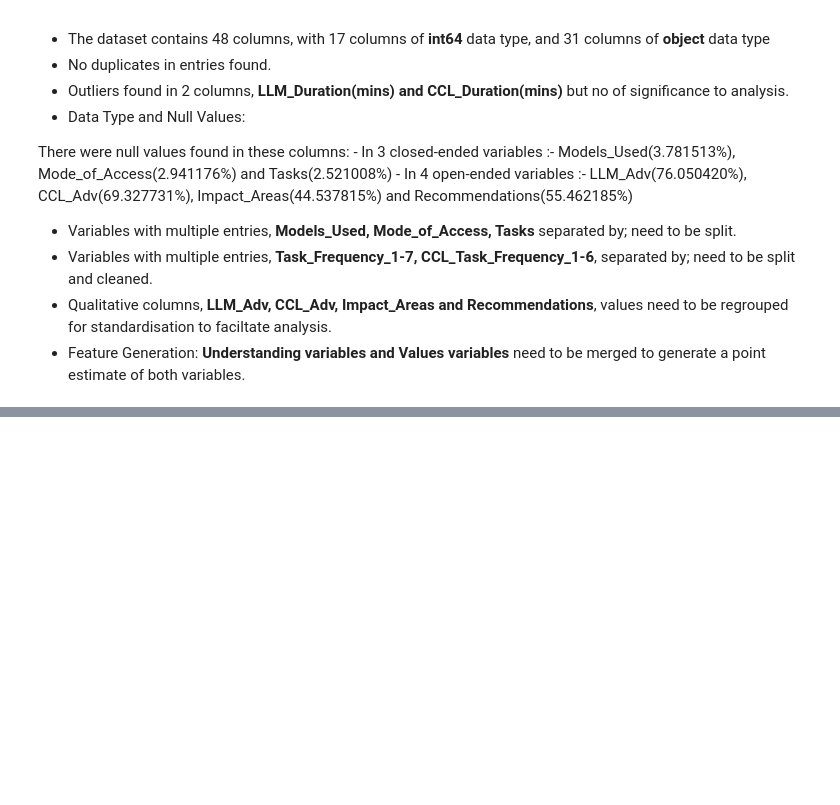
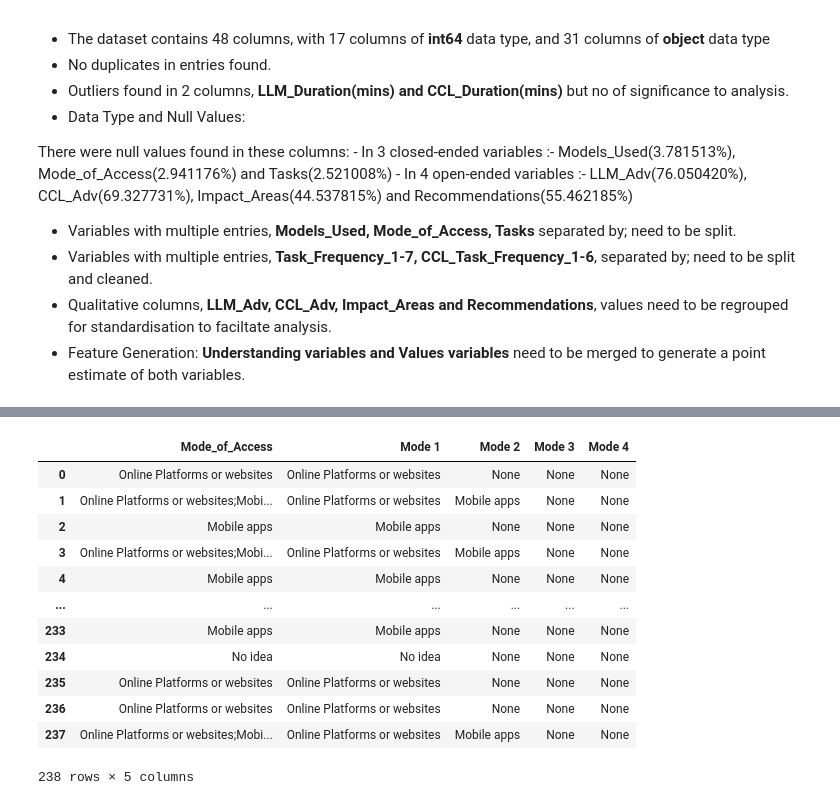
Before and after one commit to elle-shika/Healthy-Models, a Jupyter notebook: Script/Analysis.ipynb, the cells around one changed output, grey strips where cells are left out. Cells and saved outputs as stored; diff of their text form; code cells hidden in the pictures; blank space fills up the shorter version.

```diff
--- a/Script/Analysis.ipynb
+++ b/Script/Analysis.ipynb
@@ -430,0 +500,33 @@ Unique Charaters of Profession
+# %%
+#splitting cells with multiple entries to multiple rows
+data['Mode_of_Access']
+#save Mode_of_Access column as dataframe
+mode_df = pd.DataFrame(data['Mode_of_Access'])
+mode_df
+
+# Splitting the column into multiple columns
+split_columns = mode_df['Mode_of_Access'].str.split(';', expand=True)
+
+# Renaming the new columns
+split_columns.columns = [f'Mode {i+1}' for i in range(split_columns.shape[1])]
+
+# Combine the new columns back into the original dataframe
+mode_df = pd.concat([mode_df, split_columns], axis=1)
+
+
+# Display the resulting dataframe of Mode_df
+mode_df
+# %% [output]
+|  | Mode_of_Access | Mode 1 | Mode 2 | Mode 3 | Mode 4 |
+| 0 | Online Platforms or websites | Online Platforms or websites | None | None | None |
+| 1 | Online Platforms or websites;Mobi... | Online Platforms or websites | Mobile apps | None | None |
+| 2 | Mobile apps | Mobile apps | None | None | None |
+| 3 | Online Platforms or websites;Mobi... | Online Platforms or websites | Mobile apps | None | None |
+| 4 | Mobile apps | Mobile apps | None | None | None |
+| ... | ... | ... | ... | ... | ... |
+| 233 | Mobile apps | Mobile apps | None | None | None |
+| 234 | No idea | No idea | None | None | None |
+| 235 | Online Platforms or websites | Online Platforms or websites | None | None | None |
+| 236 | Online Platforms or websites | Online Platforms or websites | None | None | None |
+| 237 | Online Platforms or websites;Mobi... | Online Platforms or websites | Mobile apps | None | None |
+238 rows × 5 columns
```
Also changed, not shown: parts of 31 cells of this notebook.
